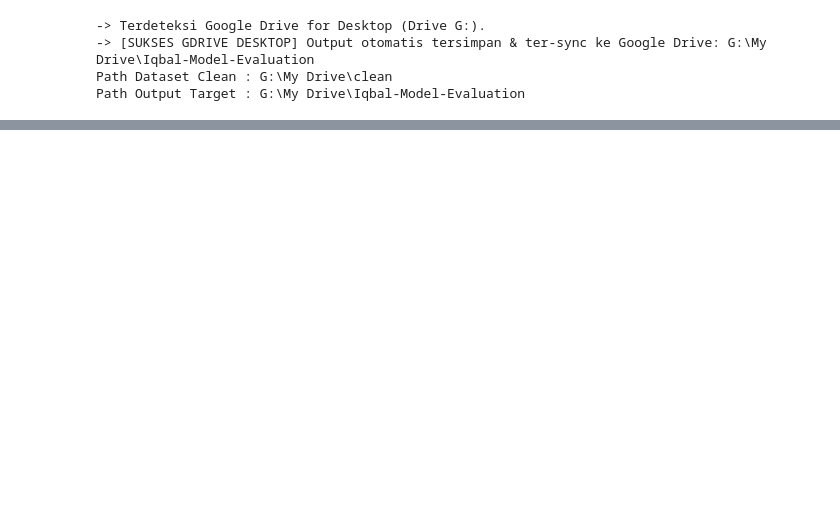
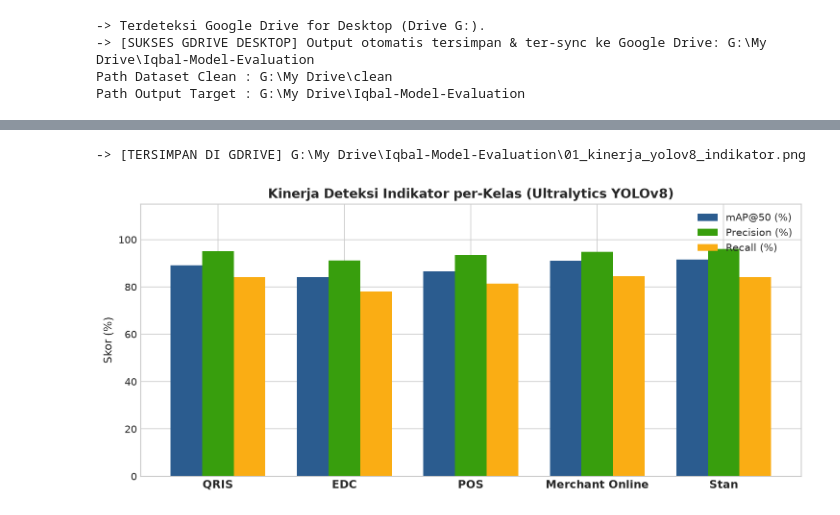
Before and after one commit to IqbalRizanta/digital-mapping-msme, a Jupyter notebook: notebooks/model_3_09040624091.ipynb, the cells around one changed output, grey strips where cells are left out. Cells and saved outputs as stored; diff of their text form; code cells hidden in the pictures; blank space fills up the shorter version.

```diff
--- a/notebooks/model_3_09040624091.ipynb
+++ b/notebooks/model_3_09040624091.ipynb
@@ -68,0 +108,28 @@ Menggabungkan fitur teks (sinyal pembayaran digital), fitur tabular (rating, jum
+# %%
+# 2.2 Visualisasi Kinerja per-Kelas Indikator YOLOv8
+classes = ['QRIS', 'EDC', 'POS', 'Merchant Online', 'Stan']
+ap50 = [0.892, 0.841, 0.865, 0.910, 0.917]
+prec = [0.950, 0.912, 0.935, 0.948, 0.960]
+rec  = [0.840, 0.780, 0.815, 0.845, 0.840]
+
+df_yolo_perf = pd.DataFrame({'Kelas': classes, 'mAP@50': ap50, 'Precision': prec, 'Recall': rec})
+
+plt.figure(figsize=(10, 4.5))
+x = np.arange(len(classes))
+width = 0.25
+plt.bar(x - width, [v*100 for v in ap50], width, label='mAP@50 (%)', color='#2b5c8f')
+plt.bar(x, [v*100 for v in prec], width, label='Precision (%)', color='#389e0d')
+plt.bar(x + width, [v*100 for v in rec], width, label='Recall (%)', color='#faad14')
+plt.xticks(x, classes, fontsize=11, fontweight='bold')
+plt.ylabel('Skor (%)', fontsize=11)
+plt.title('Kinerja Deteksi Indikator per-Kelas (Ultralytics YOLOv8)', fontsize=13, fontweight='bold')
+plt.ylim(0, 115)
+plt.legend(loc='upper right')
+plt.tight_layout()
+save_path = OUTPUT_DIR / '01_kinerja_yolov8_indikator.png'
+plt.savefig(save_path, dpi=300, bbox_inches='tight')
+print(f'-> [TERSIMPAN DI GDRIVE] {save_path}')
+plt.show()
+# %% [output]
+-> [TERSIMPAN DI GDRIVE] G:\My Drive\Iqbal-Model-Evaluation\01_kinerja_yolov8_indikator.png
+[figure, added]
```
Also changed, not shown: parts of 17 cells of this notebook, 11 other files.
